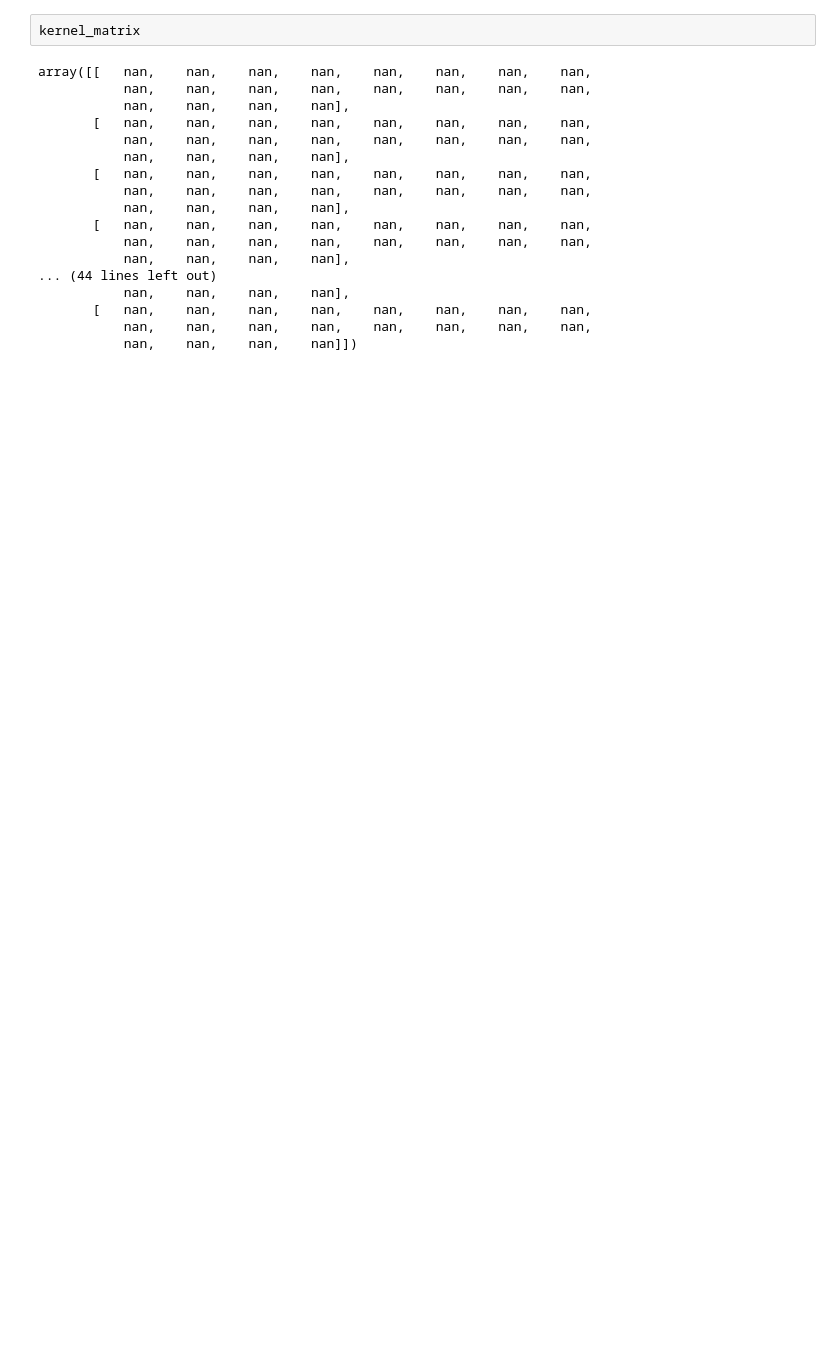
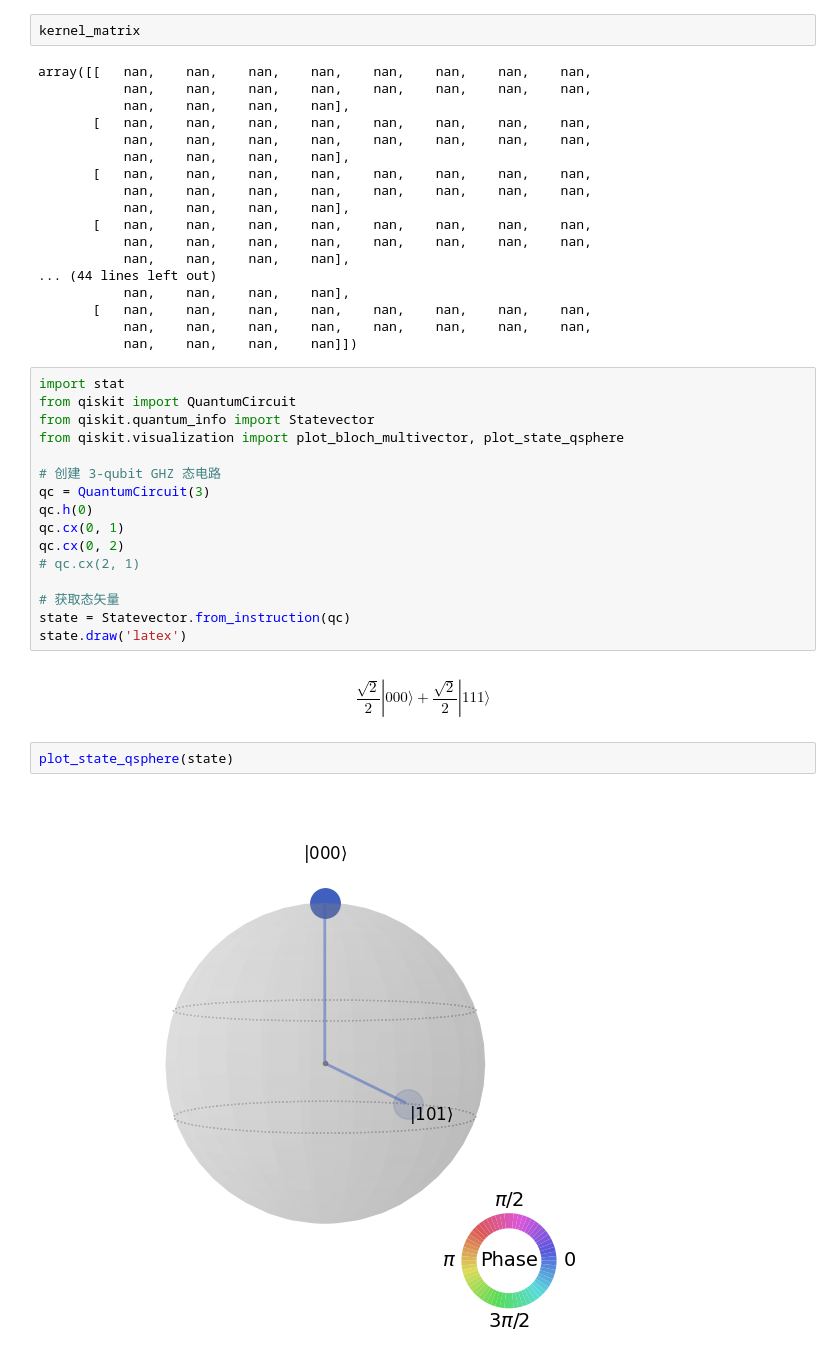
Before and after one commit to Junchi-Shen/Quantum_studies, a Jupyter notebook: IBM qubit tutor/Day 2.ipynb, the cells around one changed output. Drawn from its saved outputs; the diff is of its cells as text; blank space fills up the shorter version.

```diff
--- a/IBM qubit tutor/Day 2.ipynb
+++ b/IBM qubit tutor/Day 2.ipynb
@@ -234,3 +238,25 @@ array([[   nan,    nan,    nan,    nan,    nan,    nan,    nan,    nan,
        [   nan,    nan,    nan,    nan,    nan,    nan,    nan,    nan,
            nan,    nan,    nan,    nan,    nan,    nan,    nan,    nan,
            nan,    nan,    nan,    nan]])
+# %%
+import stat
+from qiskit import QuantumCircuit
+from qiskit.quantum_info import Statevector
+from qiskit.visualization import plot_bloch_multivector, plot_state_qsphere
+
+# 创建 3-qubit GHZ 态电路
+qc = QuantumCircuit(3)
+qc.h(0)
+qc.cx(0, 1)
+qc.cx(0, 2)
+# qc.cx(2, 1)
+
+# 获取态矢量
+state = Statevector.from_instruction(qc)
+state.draw('latex')
+# %% [output]
+$$\frac{\sqrt{2}}{2} |000\rangle+\frac{\sqrt{2}}{2} |111\rangle$$
+# %%
+plot_state_qsphere(state)
+# %% [output]
+[figure, added]
```
Also changed, not shown: parts of 7 cells of this notebook, 10 other files.
